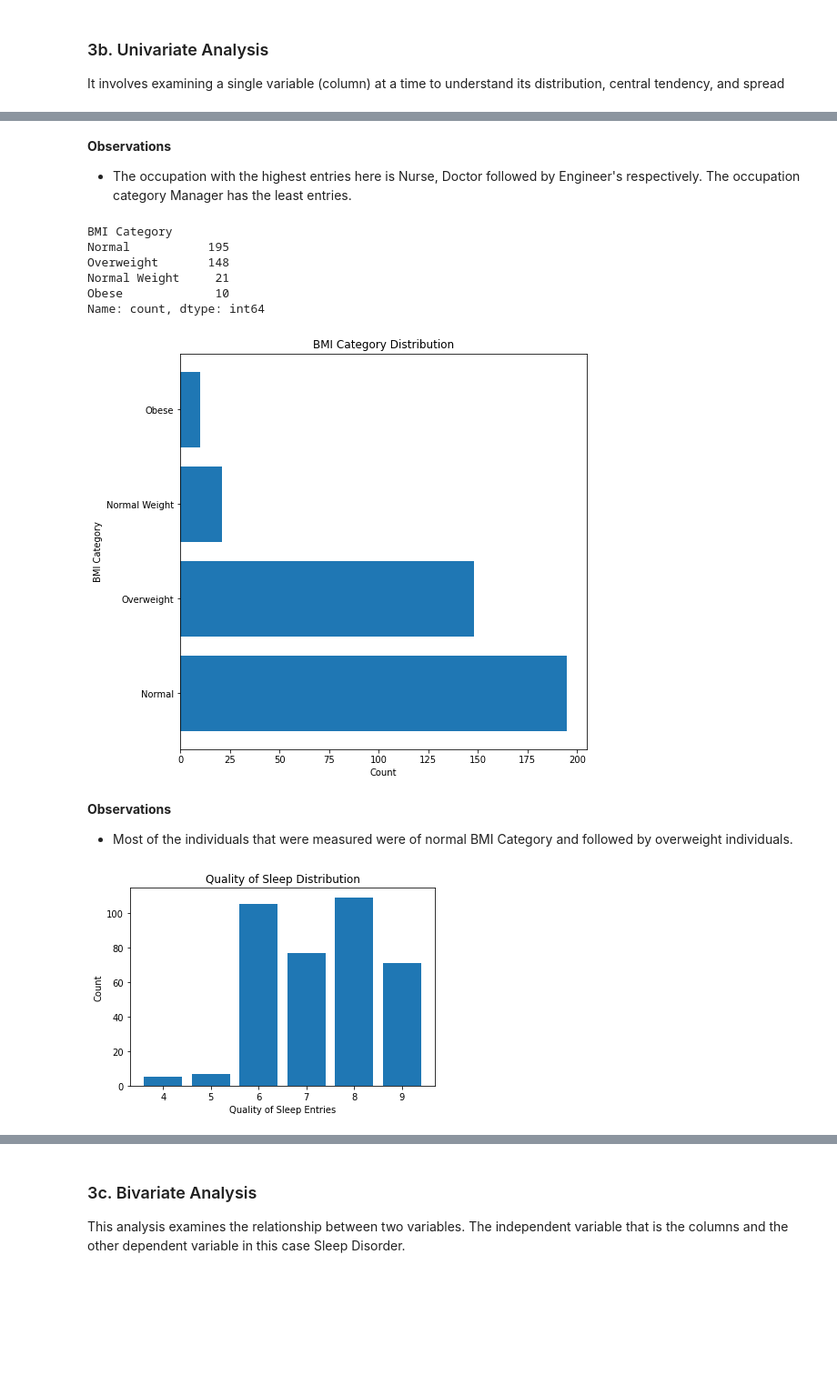
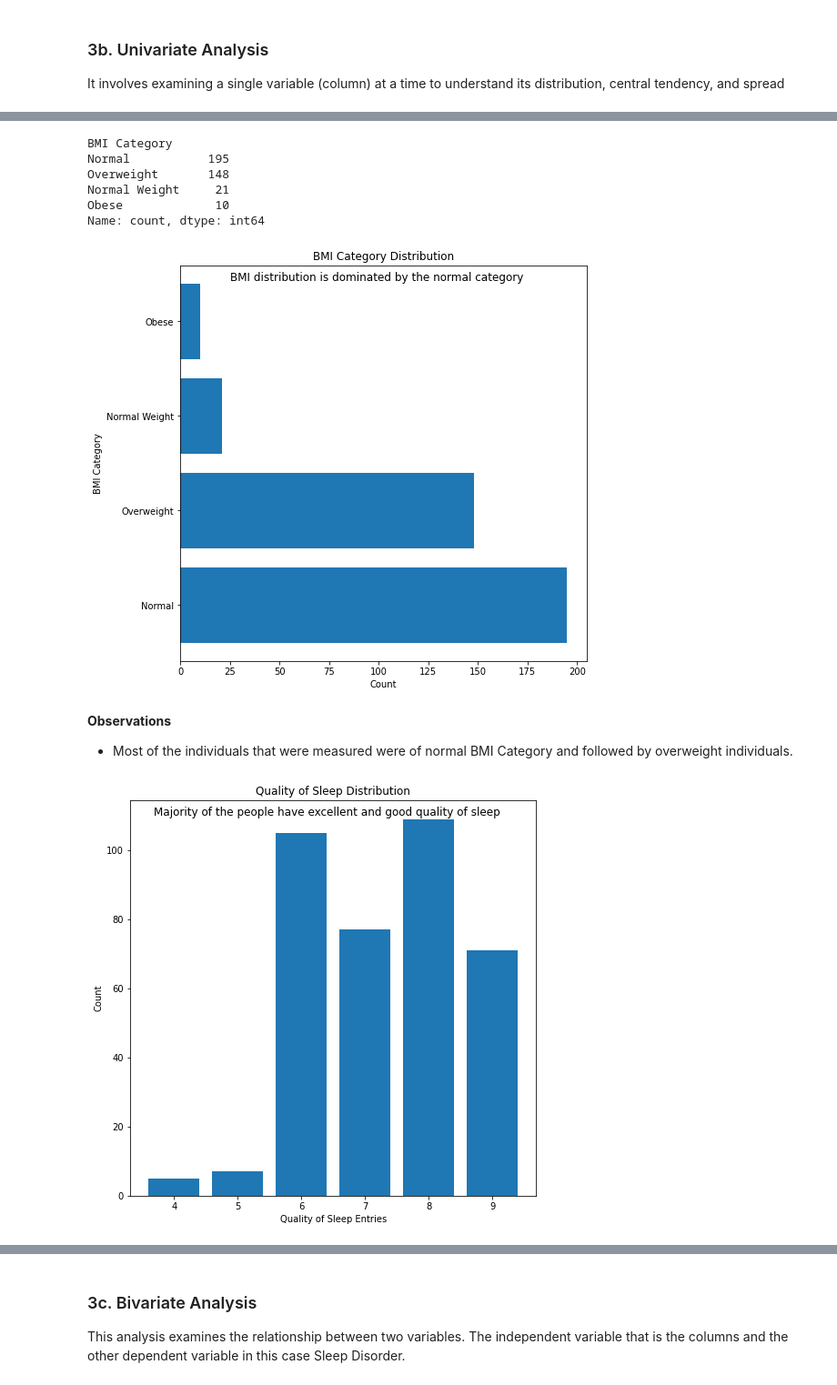
Before and after one commit to jgatharia/Health_and_Sleep_Relation_Project, a Jupyter notebook: health_and_wellness.ipynb, the cells around one changed output, grey strips where cells are left out. Shown at 91% size. Drawn from its saved outputs; the diff is of its cells as text; code cells hidden in the pictures; blank space fills up the shorter version.

Commit message:
Added subtitles on Univariate Visualizations for Story Telling

```diff
--- a/health_and_wellness.ipynb
+++ b/health_and_wellness.ipynb
@@ -290,7 +288,3 @@ Name: count, dtype: int64
-# %% [markdown]
-**Observations**
-
-* The occupation with the highest entries here is Nurse, Doctor followed by Engineer's respectively. The occupation category Manager has the least entries.
 # %%
 #BMI Category distribution
 bmi_cat_dist = health_wellness_df['BMI Category'].value_counts()
@@ -300,6 +294,7 @@ plt.barh(bmi_cat_dist.index, bmi_cat_dist.values)
 plt.ylabel('BMI Category')
 plt.xlabel('Count')
 plt.title('BMI Category Distribution')
+fig.text(0.5, 0.85, 'BMI distribution is dominated by the normal category', ha='center', fontsize=12)
 plt.show();
 # %% [output]
 BMI Category
@@ -308,7 +303,7 @@ Overweight       148
 Normal Weight     21
 Obese             10
 Name: count, dtype: int64
-[figure, old version]
+[figure, new version]
 # %% [markdown]
 **Observations**
 
@@ -316,14 +311,16 @@ Name: count, dtype: int64
 # %%
 #Lets Observe the Quality of sleep distribution
 quality_of_sleep = health_wellness_df['Quality of Sleep'].value_counts()
 quality_of_sleep
+fig, ax = plt.subplots(figsize=(8,8))
 plt.bar(quality_of_sleep.index, quality_of_sleep.values)
 plt.xlabel('Quality of Sleep Entries')
+fig.text(0.5, 0.85, 'Majority of the people have excellent and good quality of sleep', ha='center', fontsize=12)
 plt.ylabel('Count')
 plt.title('Quality of Sleep Distribution')
 plt.show();
 # %% [output]
-[figure, old version]
+[figure, new version]
 # %%
 # Lets observe the Sress level distribution
 stress_level_dist = health_wellness_df['Stress Level'].value_counts()
```
Also changed, not shown: parts of 8 cells of this notebook.
